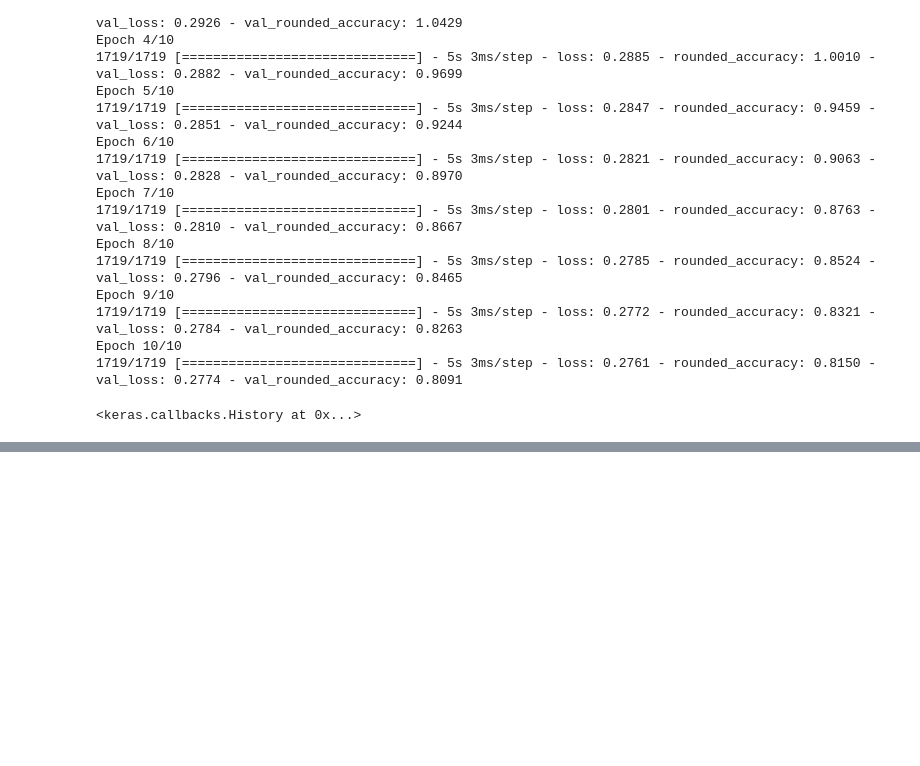
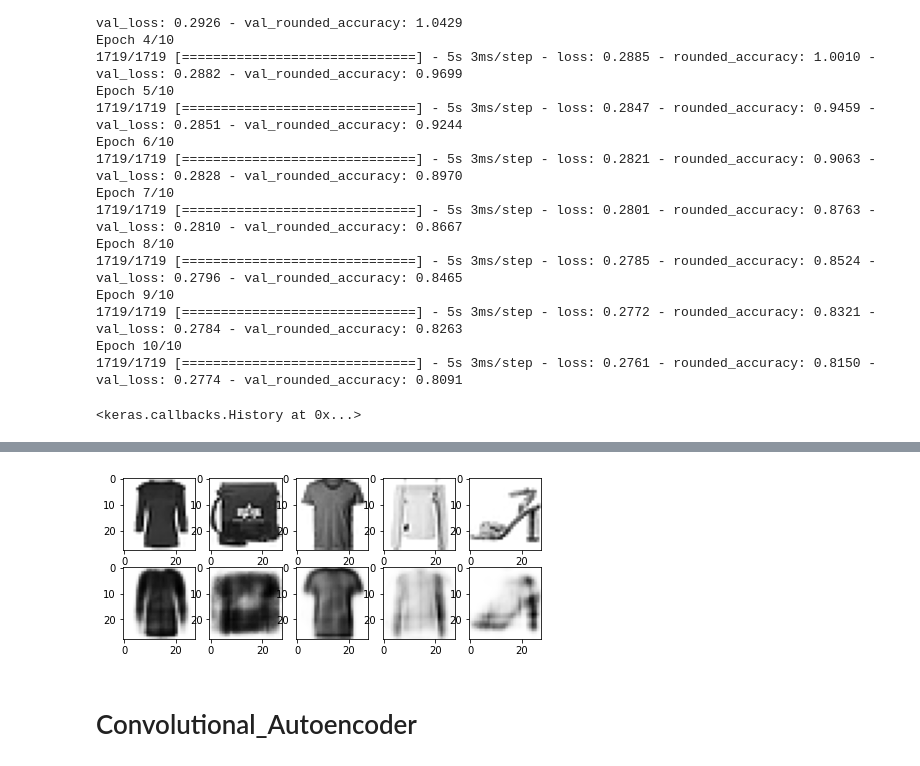
Before and after one commit to kimhwijin/HandsOnMachineLearing, a Jupyter notebook: AutoEncoder_GAN_17.ipynb, the cells around one changed output, grey strips where cells are left out. Cells and saved outputs as stored; diff of their text form; code cells hidden in the pictures; blank space fills up the shorter version.

Commit message:
convolution autoencoder

```diff
--- a/AutoEncoder_GAN_17.ipynb
+++ b/AutoEncoder_GAN_17.ipynb
@@ -388,3 +388,3 @@ plt.show()
 # %%
 stacked_ae.compile(loss="binary_crossentropy", optimizer=keras.optimizers.SGD(learning_rate=0.1), metrics=[rounded_accuracy])
-history = stacked_ae_1_by_1.fit(X_train, X_train, epochs=10, validation_data=(X_valid, X_valid))
+history = stacked_ae.fit(X_train, X_train, epochs=10, validation_data=(X_valid, X_valid))
@@ -390,0 +412,7 @@ history = stacked_ae_1_by_1.fit(X_train, X_train, epochs=10, validation_data=(X_
+# %%
+show_reconstructions(stacked_ae)
+plt.show()
+# %% [output]
+[figure, added]
+# %% [markdown]
+# Convolutional_Autoencoder
```
Also changed, not shown: parts of 16 cells of this notebook.
